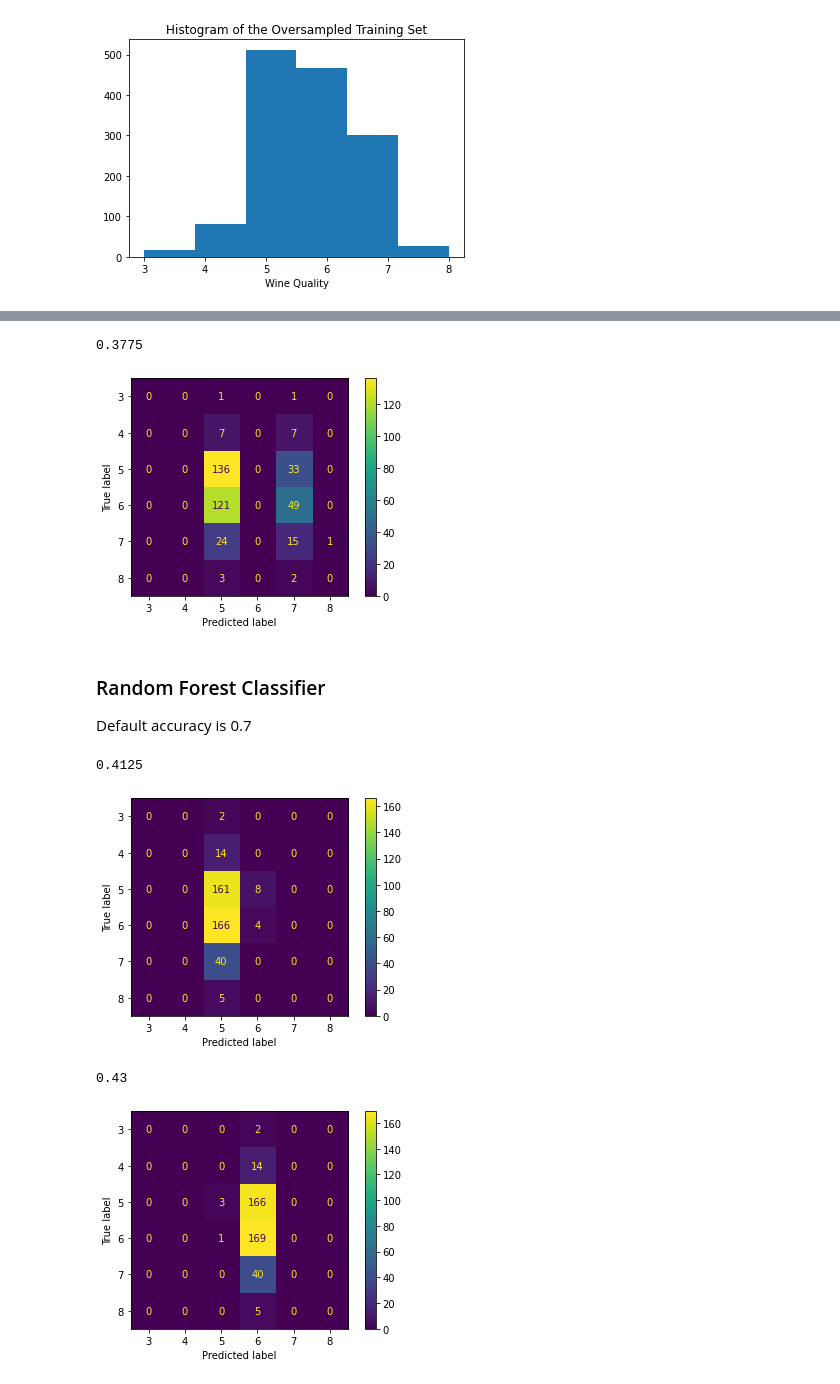
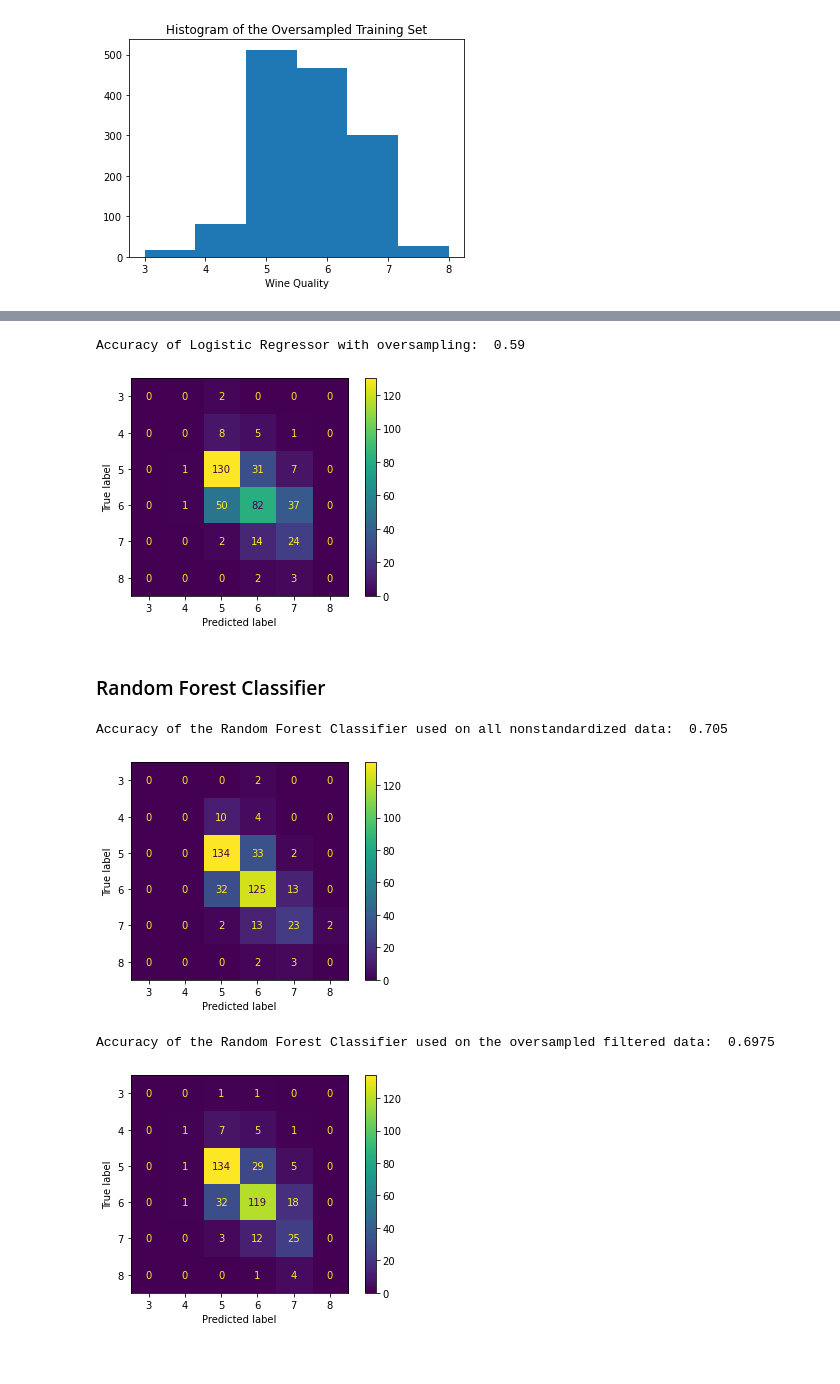
Before and after one commit to eliyanovva/wine-dataset-analysis, a Jupyter notebook: MidtermModels.ipynb, the cells around one changed output, grey strips where cells are left out. Drawn from its saved outputs; the diff is of its cells as text; code cells hidden in the pictures.

Commit message:
added multiple classification results and analysis; proofread the reports

```diff
--- a/MidtermModels.ipynb
+++ b/MidtermModels.ipynb
@@ -467,9 +493,9 @@ Normal accuracy with max_iter = 1000: 0.635. Different solvers did not change th
 # %%
-# Logistic Regression without oversampling
+# Logistic Regression without oversampling on all nonstandardized data
 
-classifier = LogisticRegression(max_iter=1000, multi_class='multinomial')
-classifier.fit(std_filtered_Xtrain, ytrain)
-predicted = classifier.predict(filtered_Xtest)
-print(classifier.score(filtered_Xtest, ytest))
+classifier = LogisticRegression(max_iter=5000, multi_class='multinomial')
+classifier.fit(Xtrain, ytrain)
+predicted = classifier.predict(Xtest)
+print("Accuracy of Logistic Regressor with all nonstandardized data: ", classifier.score(Xtest, ytest))
 disp = metrics.ConfusionMatrixDisplay.from_predictions(ytest, predicted)
 # %% [output]
@@ -477,0 +511,8 @@ disp = metrics.ConfusionMatrixDisplay.from_predictions(ytest, predicted)
+# %%
+# Logistic Regression without oversampling on filtered nonstandardized data
+
+classifier = LogisticRegression(max_iter=2000, multi_class='multinomial')
+classifier.fit(filtered_Xtrain, ytrain)
+predicted = classifier.predict(filtered_Xtest)
+print("Accuracy of Logistic Regressor with filtered nonstandardized data: ", classifier.score(filtered_Xtest, ytest))
+disp = metrics.ConfusionMatrixDisplay.from_predictions(ytest, predicted)
@@ -478,16 +540,15 @@ disp = metrics.ConfusionMatrixDisplay.from_predictions(ytest, predicted)
 # %%
-# Logistic regression with oversampling
-classifier.fit(X_train_ros, ytrain_ros)
-predicted = classifier.predict(filtered_Xtest)
-print(classifier.score(filtered_Xtest, ytest))
+# Logistic regression with oversampling on filtered and standardized data
+classifier = LogisticRegression(max_iter=2000, multi_class='multinomial')
+classifier.fit(std_X_train_ros, ytrain_ros)
+predicted = classifier.predict(std_filtered_Xtest)
+print("Accuracy of Logistic Regressor with oversampling: ", classifier.score(std_filtered_Xtest, ytest))
 disp = metrics.ConfusionMatrixDisplay.from_predictions(ytest, predicted)
 # %% [output]
-0.3775
+Accuracy of Logistic Regressor with oversampling:  0.59
-[figure, old version]
+[figure, new version]
 # %% [markdown]
 ### Random Forest Classifier
-
-Default accuracy is 0.7
 # %%
 #Random forest classifier without oversampling
 classifier = RandomForestClassifier(
@@ -495,19 +556,22 @@ classifier = RandomForestClassifier(
     random_state = 0,
     oob_score = True
 )
-classifier.fit(std_filtered_Xtrain, ytrain)
-predicted = classifier.predict(filtered_Xtest)
-print(classifier.score(filtered_Xtest, ytest))
+classifier.fit(Xtrain, ytrain)
+predicted = classifier.predict(Xtest)
+print("Accuracy of the Random Forest Classifier used on all nonstandardized data: ", classifier.score(Xtest, ytest))
 disp = metrics.ConfusionMatrixDisplay.from_predictions(ytest, predicted)
 # %% [output]
-0.4125
+Accuracy of the Random Forest Classifier used on all nonstandardized data:  0.705
-[figure, old version]
+[figure, new version]
 # %%
 # Random forest classifier with oversampling
 classifier.fit(X_train_ros, ytrain_ros)
 predicted = classifier.predict(filtered_Xtest)
-print(classifier.score(filtered_Xtest, ytest))
+print(
+    "Accuracy of the Random Forest Classifier used on the oversampled filtered data: ",
+    classifier.score(filtered_Xtest, ytest)
+)
 disp = metrics.ConfusionMatrixDisplay.from_predictions(ytest, predicted)
 # %% [output]
-0.43
+Accuracy of the Random Forest Classifier used on the oversampled filtered data:  0.6975
-[figure, old version]
+[figure, new version]
```
Also changed, not shown: parts of 54 cells of this notebook.
